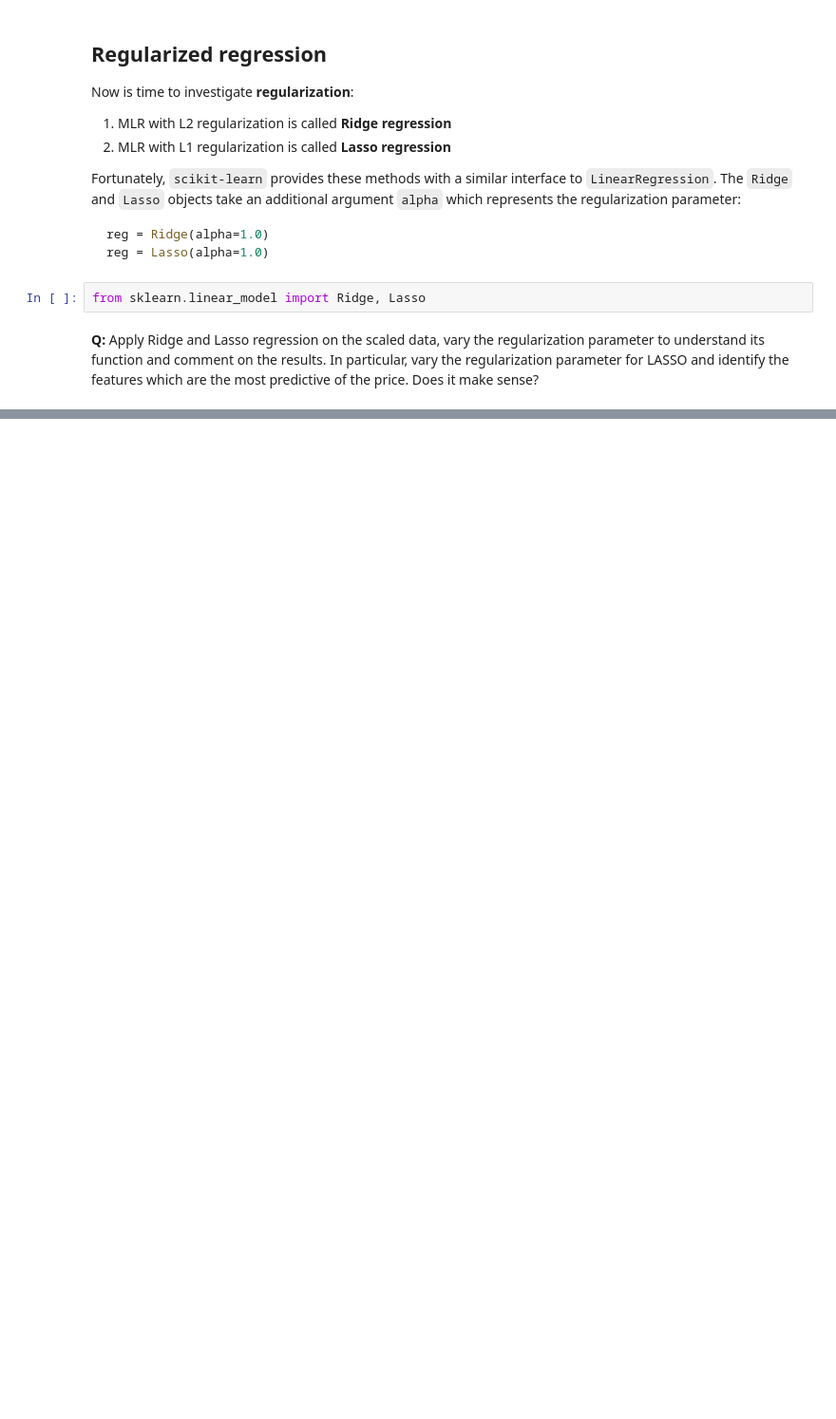
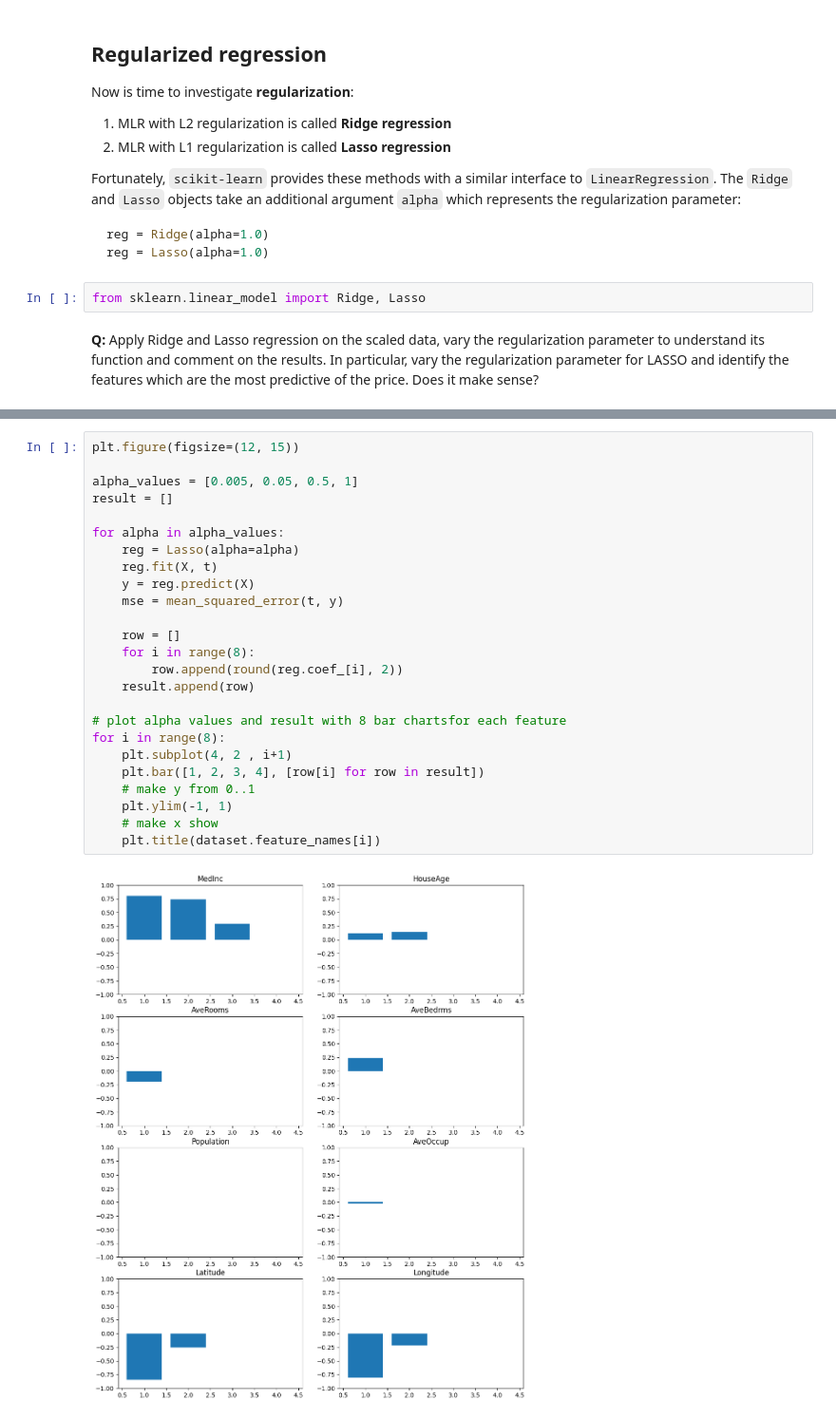
Before and after one commit to erichsdb/Neurocomputing, a Jupyter notebook: notebooks/4-MLR.ipynb, the cells around one changed output, grey strips where cells are left out. Shown at 95% size. Cells and saved outputs as stored; diff of their text form; blank space fills up the shorter version.

```diff
--- a/notebooks/4-MLR.ipynb
+++ b/notebooks/4-MLR.ipynb
@@ -92,0 +245,27 @@ from sklearn.linear_model import Ridge, Lasso
+# %%
+plt.figure(figsize=(12, 15))
+
+alpha_values = [0.005, 0.05, 0.5, 1]
+result = []
+
+for alpha in alpha_values:
+    reg = Lasso(alpha=alpha)
+    reg.fit(X, t)
+    y = reg.predict(X)
+    mse = mean_squared_error(t, y)
+
+    row = []
+    for i in range(8):
+        row.append(round(reg.coef_[i], 2))
+    result.append(row)
+
+# plot alpha values and result with 8 bar chartsfor each feature
+for i in range(8):
+    plt.subplot(4, 2 , i+1)
+    plt.bar([1, 2, 3, 4], [row[i] for row in result])
+    # make y from 0..1
+    plt.ylim(-1, 1)
+    # make x show
+    plt.title(dataset.feature_names[i])
+# %% [output]
+[figure, added]
```
Also changed, not shown: parts of 7 cells of this notebook.
